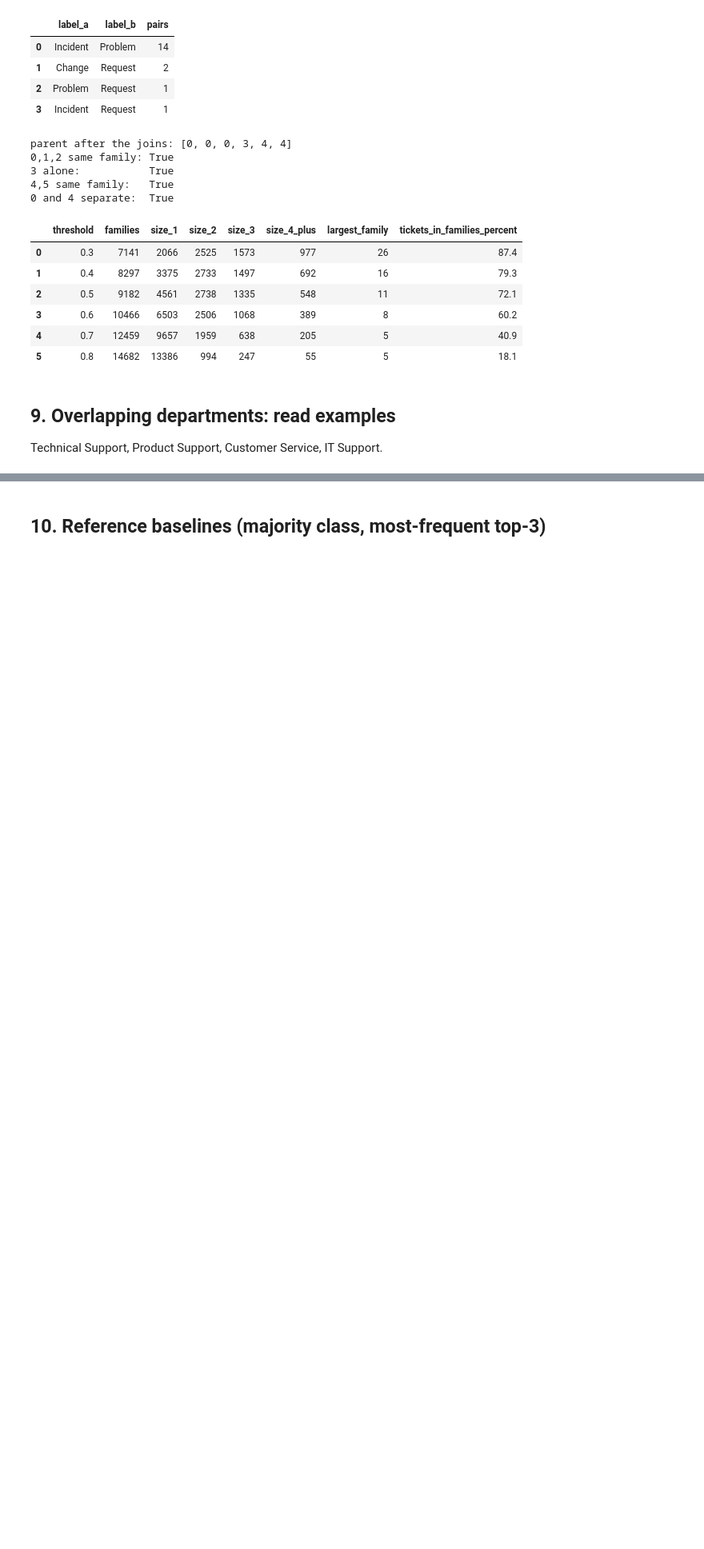
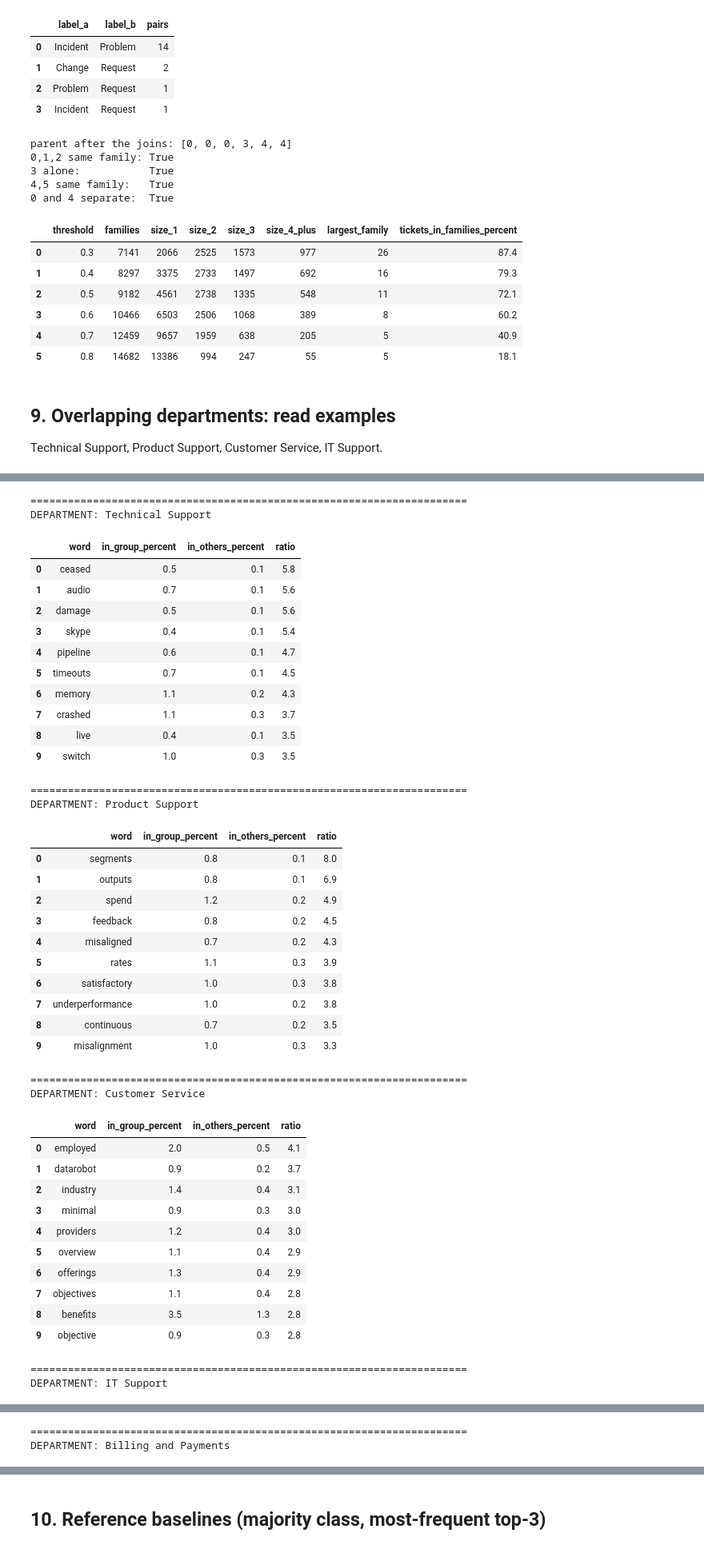
Before and after one commit to nhahub/NHA-5-168, a Jupyter notebook: notebooks/01_eda.ipynb, the cells around one changed output, grey strips where cells are left out. Shown at 80% size. Drawn from its saved outputs; the diff is of its cells as text; code cells hidden in the pictures; blank space fills up the shorter version.

```diff
--- a/notebooks/01_eda.ipynb
+++ b/notebooks/01_eda.ipynb
@@ -1812,0 +1961,55 @@ Technical Support, Product Support, Customer Service, IT Support.
+# %%
+# ===== Cell 9.4: Run B - the most distinctive words of every department =====
+
+min_tickets_per_word = 20
+top_words = 10
+
+department_words = distinctive_words(ticket_texts, english_tickets[department_column],
+                                     min_tickets_per_word, top_words)
+
+for department in department_distribution[department_column]:        # biggest department first
+    print("=" * 70)
+    print("DEPARTMENT:", department)
+    display(department_words[department])
+# %% [output]
+======================================================================
+DEPARTMENT: Technical Support
+|  | word | in_group_percent | in_others_percent | ratio |
+| 0 | ceased | 0.5 | 0.1 | 5.8 |
+| 1 | audio | 0.7 | 0.1 | 5.6 |
+| 2 | damage | 0.5 | 0.1 | 5.6 |
+| 3 | skype | 0.4 | 0.1 | 5.4 |
+| 4 | pipeline | 0.6 | 0.1 | 4.7 |
+| 5 | timeouts | 0.7 | 0.1 | 4.5 |
+| 6 | memory | 1.1 | 0.2 | 4.3 |
+| 7 | crashed | 1.1 | 0.3 | 3.7 |
+| 8 | live | 0.4 | 0.1 | 3.5 |
+| 9 | switch | 1.0 | 0.3 | 3.5 |
+======================================================================
+DEPARTMENT: Product Support
+|  | word | in_group_percent | in_others_percent | ratio |
+| 0 | segments | 0.8 | 0.1 | 8.0 |
+| 1 | outputs | 0.8 | 0.1 | 6.9 |
+| 2 | spend | 1.2 | 0.2 | 4.9 |
+| 3 | feedback | 0.8 | 0.2 | 4.5 |
+| 4 | misaligned | 0.7 | 0.2 | 4.3 |
+| 5 | rates | 1.1 | 0.3 | 3.9 |
+| 6 | satisfactory | 1.0 | 0.3 | 3.8 |
+| 7 | underperformance | 1.0 | 0.2 | 3.8 |
+| 8 | continuous | 0.7 | 0.2 | 3.5 |
+| 9 | misalignment | 1.0 | 0.3 | 3.3 |
+======================================================================
+DEPARTMENT: Customer Service
+|  | word | in_group_percent | in_others_percent | ratio |
+| 0 | employed | 2.0 | 0.5 | 4.1 |
+| 1 | datarobot | 0.9 | 0.2 | 3.7 |
+| 2 | industry | 1.4 | 0.4 | 3.1 |
+| 3 | minimal | 0.9 | 0.3 | 3.0 |
+| 4 | providers | 1.2 | 0.4 | 3.0 |
+| 5 | overview | 1.1 | 0.4 | 2.9 |
+| 6 | offerings | 1.3 | 0.4 | 2.9 |
+| 7 | objectives | 1.1 | 0.4 | 2.8 |
+| 8 | benefits | 3.5 | 1.3 | 2.8 |
+| 9 | objective | 0.9 | 0.3 | 2.8 |
+======================================================================
+DEPARTMENT: IT Support
@@ -1812,0 +2027,2 @@ Technical Support, Product Support, Customer Service, IT Support.
+======================================================================
+DEPARTMENT: Billing and Payments
```
Also changed, not shown: parts of 14 cells of this notebook, 7 other files.
